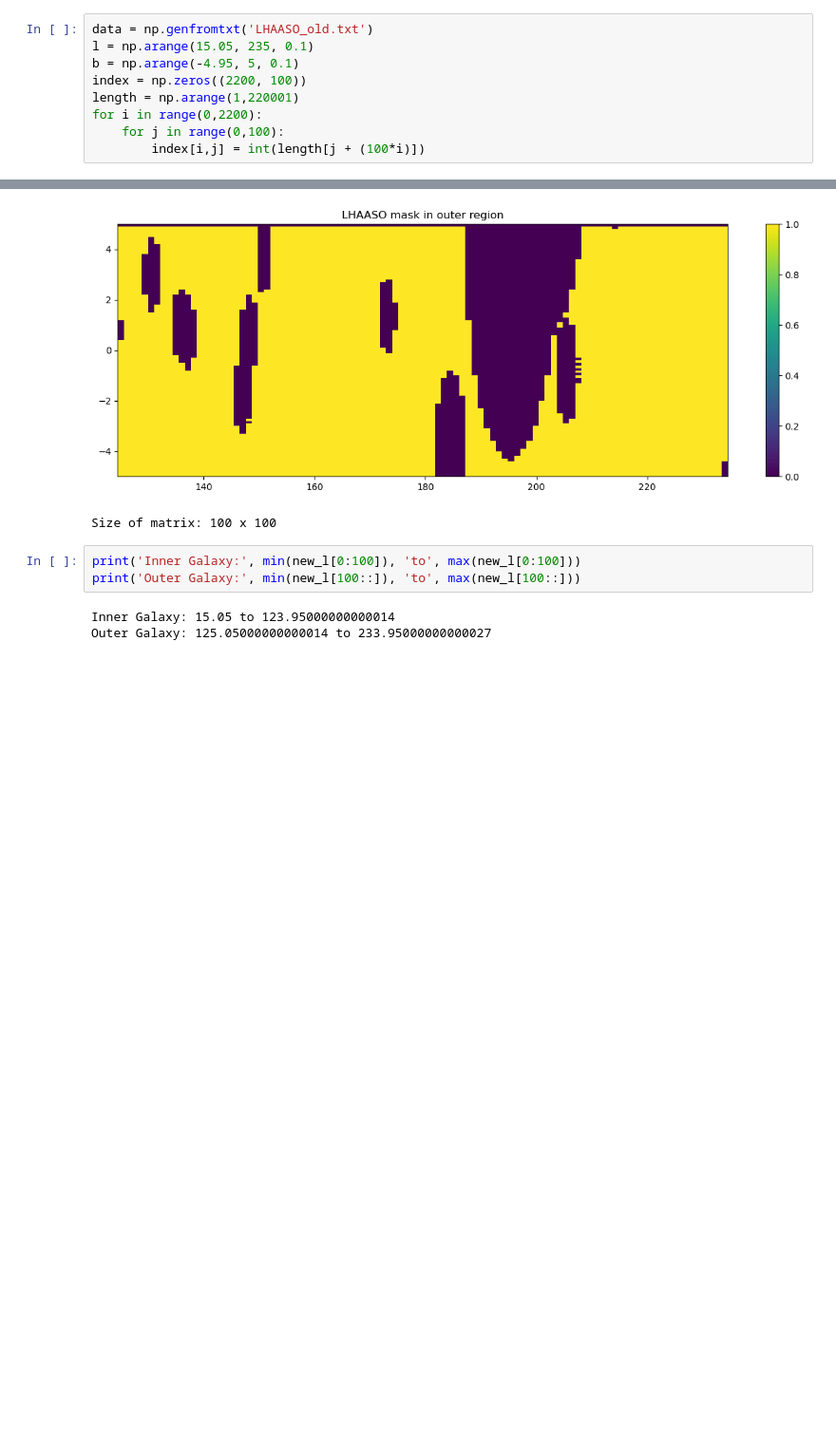
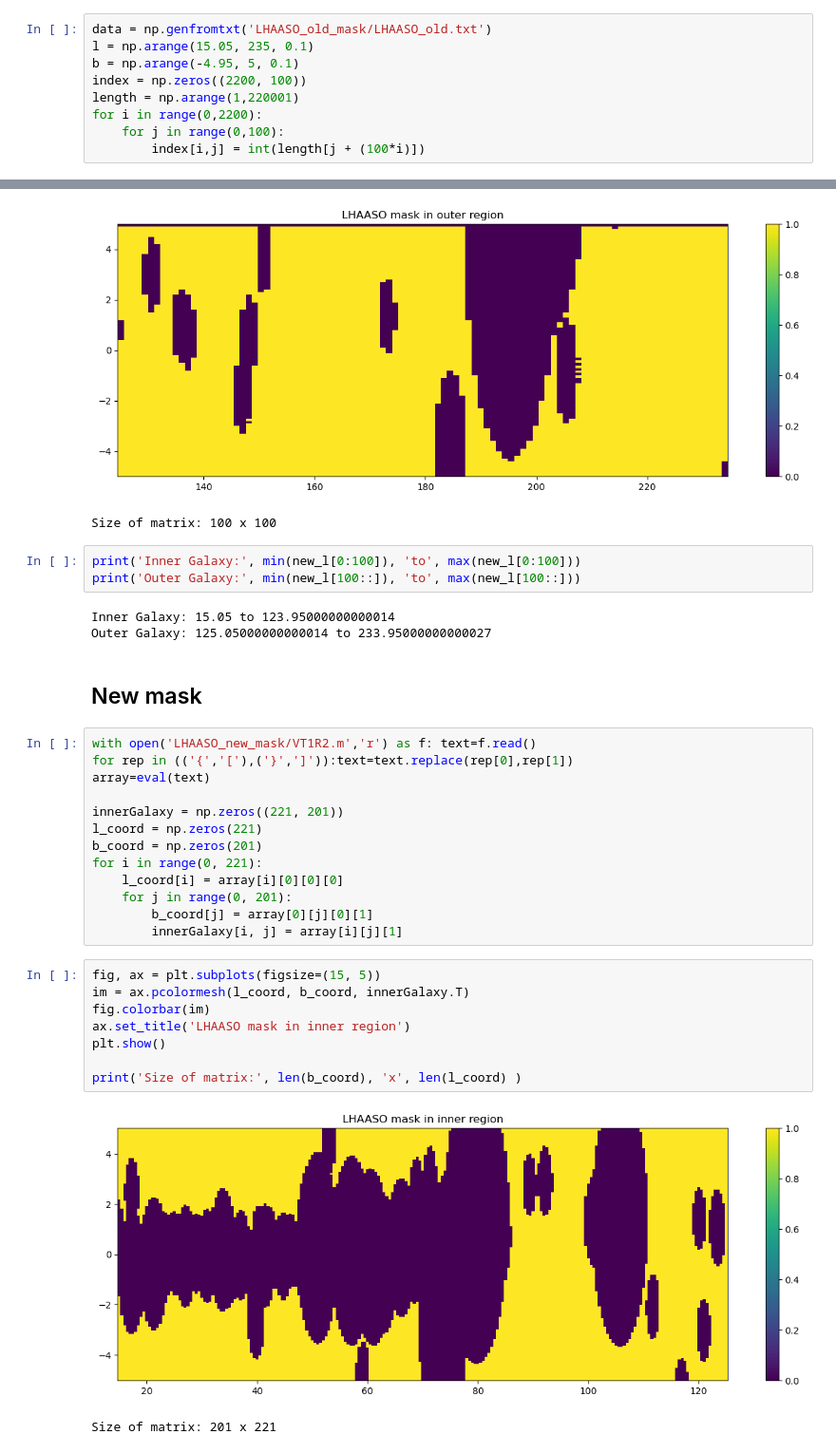
Before and after one commit to luisespinosa8/Diffusive_GammaRay_Emission, a Jupyter notebook: Masks/LHAASO_mask.ipynb, the cells around one changed output, grey strips where cells are left out. Shown at 95% size. Drawn from its saved outputs; the diff is of its cells as text; blank space fills up the shorter version.

```diff
--- a/Masks/LHAASO_mask.ipynb
+++ b/Masks/LHAASO_mask.ipynb
@@ -5,5 +7,5 @@ from pylab import *
 # %%
-data = np.genfromtxt('LHAASO_old.txt')
+data = np.genfromtxt('LHAASO_old_mask/LHAASO_old.txt')
 l = np.arange(15.05, 235, 0.1)
 b = np.arange(-4.95, 5, 0.1)
 index = np.zeros((2200, 100))
@@ -85,3 +87,29 @@ print('Outer Galaxy:', min(new_l[100::]), 'to', max(new_l[100::]))
 # %% [output]
 Inner Galaxy: 15.05 to 123.95000000000014
 Outer Galaxy: 125.05000000000014 to 233.95000000000027
+# %% [markdown]
+## New mask
+# %%
+with open('LHAASO_new_mask/VT1R2.m','r') as f: text=f.read()
+for rep in (('{','['),('}',']')):text=text.replace(rep[0],rep[1])
+array=eval(text)
+
+innerGalaxy = np.zeros((221, 201))
+l_coord = np.zeros(221)
+b_coord = np.zeros(201)
+for i in range(0, 221):
+    l_coord[i] = array[i][0][0][0]
+    for j in range(0, 201):
+        b_coord[j] = array[0][j][0][1]
+        innerGalaxy[i, j] = array[i][j][1]
+# %%
+fig, ax = plt.subplots(figsize=(15, 5))
+im = ax.pcolormesh(l_coord, b_coord, innerGalaxy.T)
+fig.colorbar(im)
+ax.set_title('LHAASO mask in inner region')
+plt.show()
+
+print('Size of matrix:', len(b_coord), 'x', len(l_coord) )
+# %% [output]
+[figure, added]
+Size of matrix: 201 x 221
```
Also changed, not shown: parts of 6 cells of this notebook, 46 other files.
